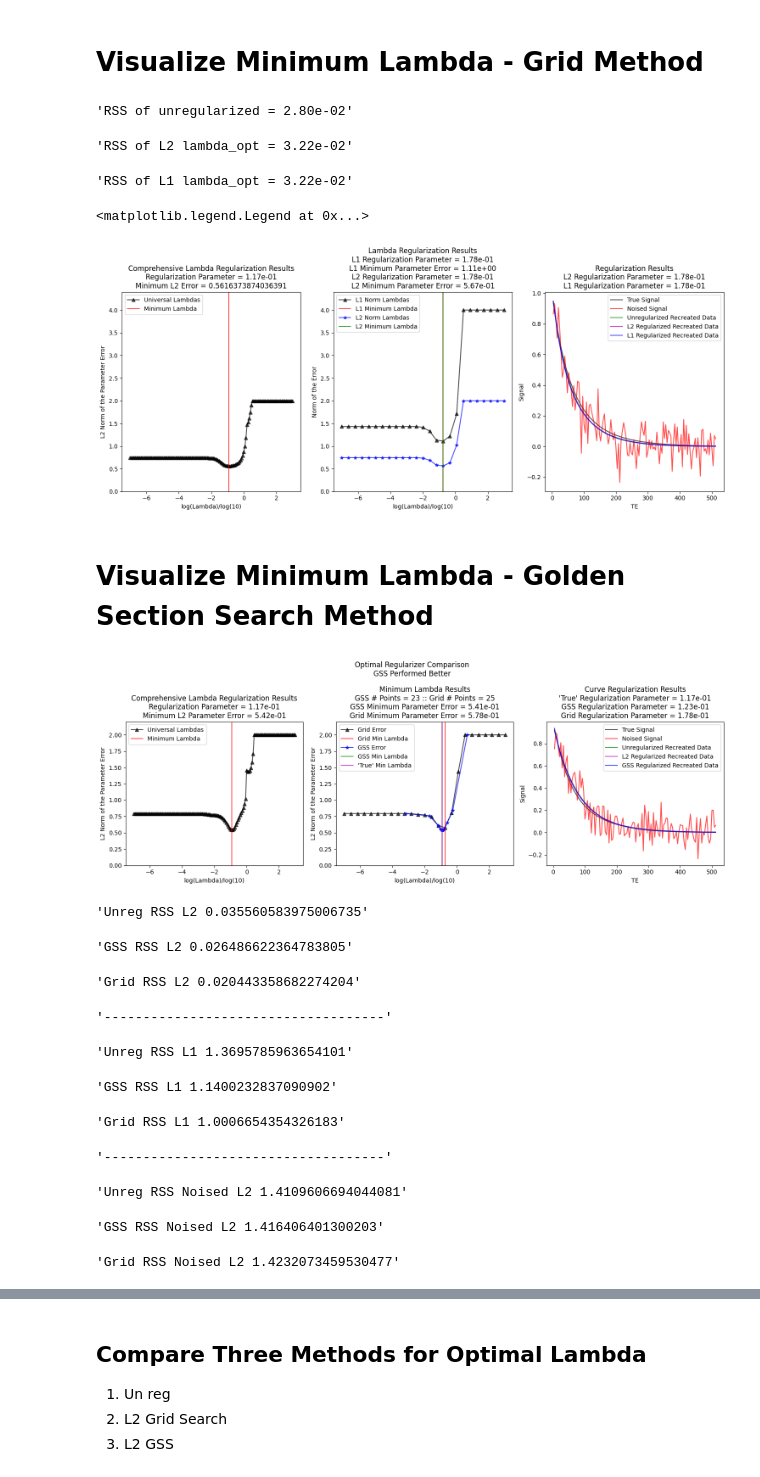
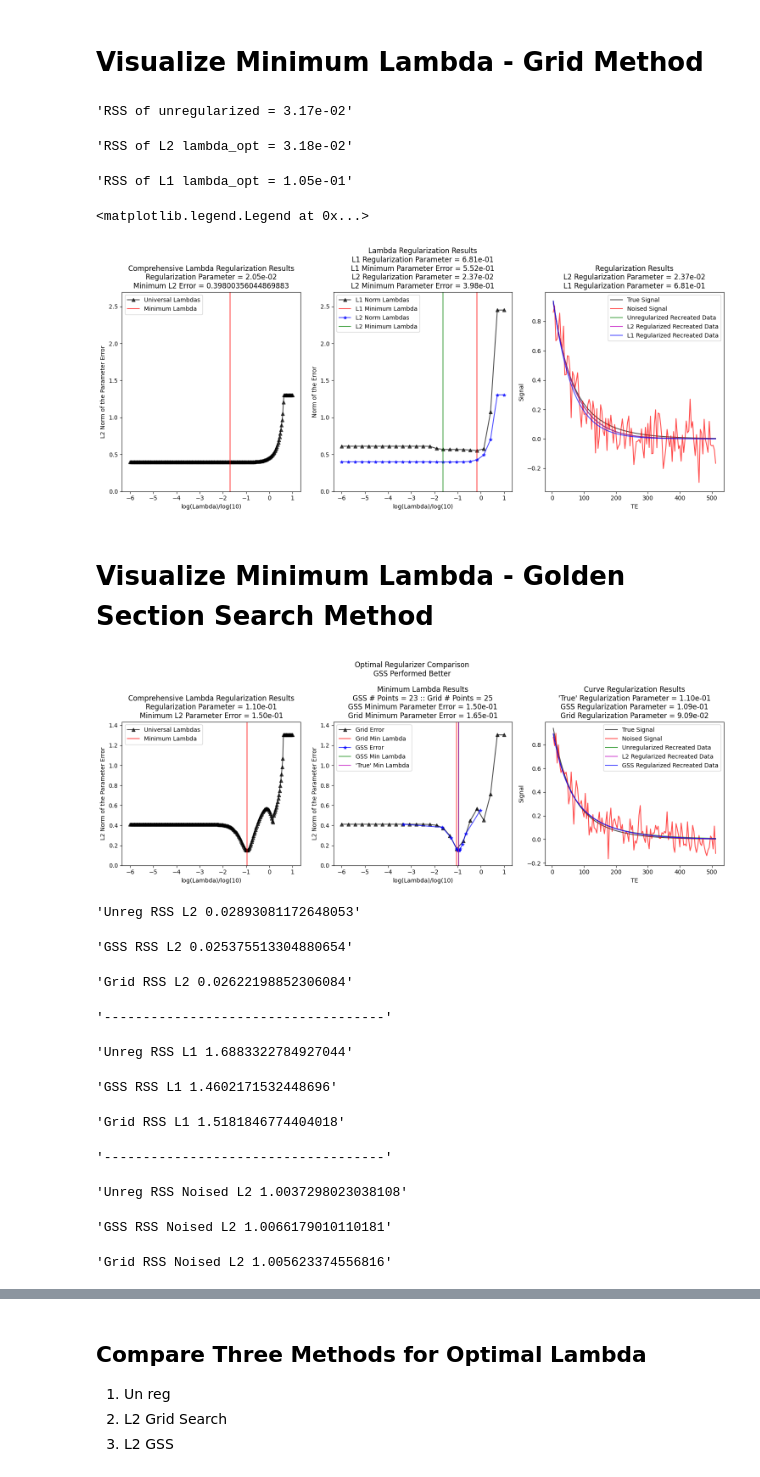
Before and after one commit to Griffin997/OptimalRegularizer, a Jupyter notebook: Generate_LambdaOpt.ipynb, the cells around one changed output, grey strips where cells are left out. Drawn from its saved outputs; the diff is of its cells as text; code cells hidden in the pictures.

```diff
--- a/Generate_LambdaOpt.ipynb
+++ b/Generate_LambdaOpt.ipynb
@@ -27,8 +27,8 @@ Nth = 10
 n_noise_realizations = 10
 n_datasets = 5
 
-lambdaA = -7
-lambdaB = 3
+lambdaA = -6
+lambdaB = 1
 default_lambdas = np.append(0, np.logspace(lambdaA,lambdaB,51))
 
 GSS_tolerance = 10**-4
@@ -44,7 +44,7 @@ assert(tdata[-1]==d_increment*n_elements)
 ############
 #Test case to ensure everything is working
 lambdas_test = np.logspace(lambdaA, lambdaB, int(est_GSS_steps))
-lambdas_comprehensive = np.logspace(lambdaA, lambdaB, 151)
+lambdas_comprehensive = np.logspace(lambdaA, lambdaB, 251)
 
 noise_sd_test = 1/10
 
@@ -54,10 +54,11 @@ T21 = 45
 T22 = 100
 
 upper_bound = [1,1,500,1500] #Set upper bound on parameters c1, c2, T21, T22, respectively
-initial_params = np.array([c1, c2, T21, T22]) #Set initial guesses
+true_params = np.array([c1, c2, T21, T22]) #Set initial guesses
+initial_params = true_params
 # initial_params = (0.5, 0.5, 250, 750) #Arbitrary params
-# agg_array = np.array([1,1,1/ob_weight, 1/ob_weight])
-agg_array = np.array(1/initial_params)
+agg_array = np.array([1,1,1/ob_weight, 1/ob_weight])
+# agg_array = np.array(1/initial_params)
 
 ############
 #Actual parameter sets to investigate
@@ -150,7 +151,7 @@ def min_lambda(data, c1, c2, T21, T22, lambdas = default_lambdas, agg_arr = agg_
 
     return min_error_est, min_error_lambda
 
-def find_minLambda_omni_L2(noisey_data, c1, c2, T21, T22, lambdas = default_lambdas, agg_arr = agg_array):
+def find_minLambda_L2grid_omni(noisey_data, c1, c2, T21, T22, lambdas = default_lambdas, agg_arr = agg_array):
     #Finds the lambda which minimizes the total error of the NLLS estimates for a given data set
     p_true = np.array([c1, c2, T21, T22])
     abs_error_list = []
@@ -167,7 +168,7 @@ def find_minLambda_omni_L2(noisey_data, c1, c2, T21, T22, lambdas = default_lamb
 
     return min_error_est, min_error_lambda, abs_error_list
 
-def find_minLambda_omni_L1(noisey_data, c1, c2, T21, T22, lambdas = default_lambdas, agg_arr = agg_array):
+def find_minLambda_L1grid_omni(noisey_data, c1, c2, T21, T22, lambdas = default_lambdas, agg_arr = agg_array):
     #Finds the lambda which minimizes the total error of the NLLS estimates for a given data set
     p_true = np.array([c1, c2, T21, T22])
     abs_error_list = []
@@ -183,6 +184,19 @@ def find_minLambda_omni_L1(noisey_data, c1, c2, T21, T22, lambdas = default_lamb
     min_error_lambda = lambdas[min_error_idx]
 
     return min_error_est, min_error_lambda, abs_error_list
+
+def generate_Lcurve_data(noisey_data, c1, c2, T21, T22, lambdas = default_lambdas, agg_arr = agg_array):
+    #Finds the lambda which minimizes the total error of the NLLS estimates for a given data set
+    p_true = np.array([c1, c2, T21, T22])
+    abs_error_list = []
+    param_estimates = []
+    for lam in lambdas:
+        est = np.array(estimate_parameters(noisey_data, lam))
+        param_estimates.append(est)
+        error = np.linalg.norm(agg_arr*(est-p_true))
+        abs_error_list.append(error)
+
+    return param_estimates, abs_error_list
 
 def find_minLambda_GSS_omni(noisey_data, c1, c2, T21, T22, tolerance = GSS_tolerance, lambdaA = lambdaA, lambdaB = lambdaB, agg_arr = agg_array):
     #Finds the lambda which minimizes the total error of the NLLS estimates for a given data set
@@ -312,9 +326,9 @@ data = noiseless_curve + noise(noise_sd_test)
 
 unreg_params = estimate_parameters(data, 0)
 
-opt_params_comp, min_error_lambda_comp, error_array_comp = find_minLambda_omni_L2(data, c1, c2, T21, T22, lambdas = lambdas_comprehensive)
-opt_params_L2, min_error_lambda_L2, error_array_L2 = find_minLambda_omni_L2(data, c1, c2, T21, T22, lambdas = lambdas_test)
-opt_params_L1, min_error_lambda_L1, error_array_L1 = find_minLambda_omni_L1(data, c1, c2, T21, T22, lambdas = lambdas_test)
+opt_params_comp, min_error_lambda_comp, error_array_comp = find_minLambda_L2grid_omni(data, c1, c2, T21, T22, lambdas = lambdas_comprehensive)
+opt_params_L2, min_error_lambda_L2, error_array_L2 = find_minLambda_L2grid_omni(data, c1, c2, T21, T22, lambdas = lambdas_test)
+opt_params_L1, min_error_lambda_L1, error_array_L1 = find_minLambda_L1grid_omni(data, c1, c2, T21, T22, lambdas = lambdas_test)
 
 unreg_curve = G(tdata, *unreg_params)
 recreated_curve_L2 = G(tdata, *opt_params_L2)
@@ -366,11 +380,11 @@ ax[2].set_title('Regularization Results' + '\nL2 Regularization Parameter = ' +
             '\nL1 Regularization Parameter = ' + "{:.2e}".format(min_error_lambda_L1))
 ax[2].legend()
 # %% [output]
-'RSS of unregularized = 2.80e-02'
+'RSS of unregularized = 3.17e-02'
-'RSS of L2 lambda_opt = 3.22e-02'
+'RSS of L2 lambda_opt = 3.18e-02'
-'RSS of L1 lambda_opt = 3.22e-02'
+'RSS of L1 lambda_opt = 1.05e-01'
 <matplotlib.legend.Legend at 0x...>
-[figure, old version]
+[figure, new version]
 # %% [markdown]
 # Visualize Minimum Lambda - Golden Section Search Method
 # %%
@@ -380,9 +394,9 @@ data = noiseless_curve + noise(noise_sd_test)
 
 unreg_params = estimate_parameters(data, 0)
 
-opt_params_comp, min_error_lambda_comp, error_array_comp = find_minLambda_omni_L2(data, c1, c2, T21, T22, lambdas = lambdas_comprehensive)
+opt_params_comp, min_error_lambda_comp, error_array_comp = find_minLambda_L2grid_omni(data, c1, c2, T21, T22, lambdas = lambdas_comprehensive)
 opt_params_GSS, min_error_lambda_GSS, lambda_list_GSS, error_array_GSS = find_minLambda_GSS_omni(data, c1, c2, T21, T22)
-opt_params_grid, min_error_lambda_grid, error_array_grid = find_minLambda_omni_L2(data, c1, c2, T21, T22, lambdas = lambdas_test)
+opt_params_grid, min_error_lambda_grid, error_array_grid = find_minLambda_L2grid_omni(data, c1, c2, T21, T22, lambdas = lambdas_test)
 
 lamda_list_ind_sort = np.argsort(lambda_list_GSS)
 lambda_list_sorted = np.take_along_axis(np.array(lambda_list_GSS), lamda_list_ind_sort, axis=0)
@@ -442,42 +456,42 @@ ax[2].plot(tdata, unreg_curve, label = 'Unregularized Recreated Data', alpha = 0
 ax[2].plot(tdata, recreated_curve_grid, label = 'L2 Regularized Recreated Data', alpha = 0.7, color ='m', ls = '-')
 ax[2].plot(tdata, recreated_curve_GSS, label = 'GSS Regularized Recreated Data', alpha = 0.7, color ='b', ls = '-')
 ax[2].set_xlabel('TE')
 ax[2].set_ylabel('Signal')
 ax[2].set_title('Curve Regularization Results' +
                 "\n'True' Regularization Parameter = " + "{:.2e}".format(min_error_lambda_comp) +
                 '\nGSS Regularization Parameter = ' + "{:.2e}".format(min_error_lambda_GSS) +
                 '\nGrid Regularization Parameter = ' + "{:.2e}".format(min_error_lambda_grid))
 ax[2].legend()
 
 if abs(min_error_lambda_GSS - min_error_lambda_comp) < abs(min_error_lambda_grid - min_error_lambda_comp):
     fig.suptitle("Optimal Regularizer Comparison" + '\nGSS Performed Better')
 else:
     fig.suptitle("Optimal Regularizer Comparison" + '\nGrid Performed Better')
 
 plt.show()
 
 ### Output for all RSS metrics
 display(f"Unreg RSS L2 {unreg_RSS}")
 display(f"GSS RSS L2 {recreated_RSS_GSS}")
 display(f"Grid RSS L2 {recreated_RSS_grid}")
 display("------------------------------------")
 display(f"Unreg RSS L1 {unreg_RSS_L1}")
 display(f"GSS RSS L1 {recreated_RSS_GSS_L1}")
 display(f"Grid RSS L1 {recreated_RSS_grid_L1}")
 display("------------------------------------")
 display(f"Unreg RSS Noised L2 {unreg_RSS_noised}")
 display(f"GSS RSS Noised L2 {recreated_RSS_GSS_noised}")
 display(f"Grid RSS Noised L2 {recreated_RSS_grid_noised}")
 # %% [output]
-[figure, old version]
+[figure, new version]
-'Unreg RSS L2 0.035560583975006735'
+'Unreg RSS L2 0.02893081172648053'
-'GSS RSS L2 0.026486622364783805'
+'GSS RSS L2 0.025375513304880654'
-'Grid RSS L2 0.020443358682274204'
+'Grid RSS L2 0.02622198852306084'
 '------------------------------------'
-'Unreg RSS L1 1.3695785963654101'
+'Unreg RSS L1 1.6883322784927044'
-'GSS RSS L1 1.1400232837090902'
+'GSS RSS L1 1.4602171532448696'
-'Grid RSS L1 1.0006654354326183'
+'Grid RSS L1 1.5181846774404018'
 '------------------------------------'
-'Unreg RSS Noised L2 1.4109606694044081'
+'Unreg RSS Noised L2 1.0037298023038108'
-'GSS RSS Noised L2 1.416406401300203'
+'GSS RSS Noised L2 1.0066179010110181'
-'Grid RSS Noised L2 1.4232073459530477'
+'Grid RSS Noised L2 1.005623374556816'
```
Also changed, not shown: parts of 3 cells of this notebook, 1 other file.
